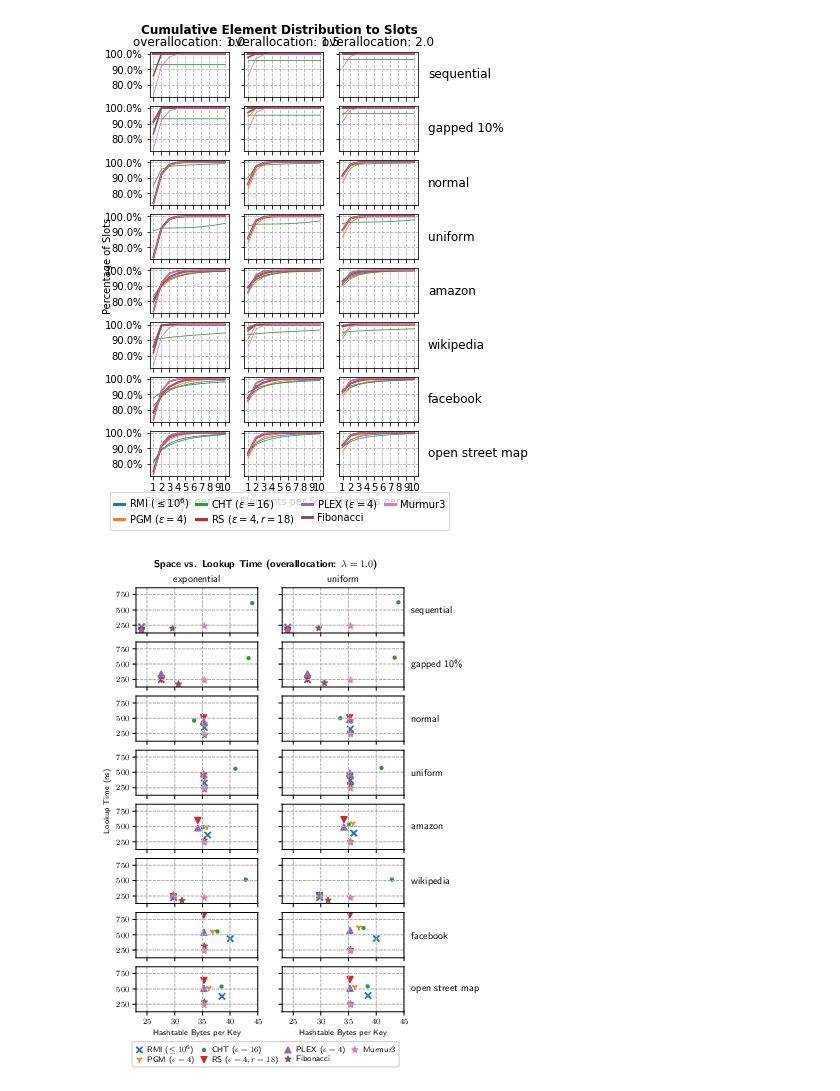
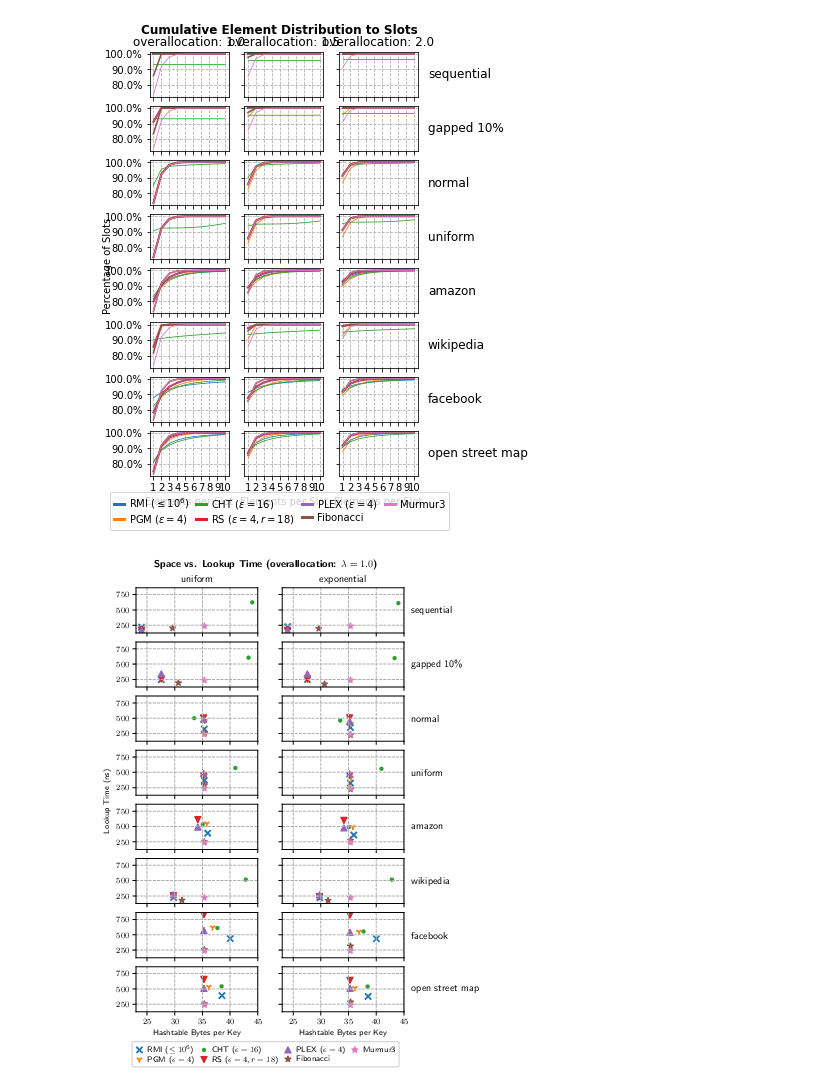
Before and after one commit to IlariaPilo/hashtable, a Jupyter notebook: results/plots.ipynb, the cells around one changed output. Cells and saved outputs as stored; diff of their text form; code cells hidden in the pictures.

Commit message:
don't order by probing dist for pareto plot

```diff
--- a/results/plots.ipynb
+++ b/results/plots.ipynb
@@ -369,7 +369,7 @@ def plot_chained_pareto(data, overalloc):
 
     fig, axs = plt.subplots(rows, cols, figsize=(fig_width*0.8, fig_height*rows*0.65), sharex=True, sharey=True)
 
-    data = data[data[overallocation] == overalloc].sort_values(by=[dataset_order, dataset_size, probing_distribution]).copy(deep=True)
+    data = data[data[overallocation] == overalloc].sort_values(by=[dataset_order, dataset_size]).copy(deep=True)
     for i, (ds, df) in enumerate(data.groupby([dataset], sort=False)):
         pad = 7.5
         axs[i][-1].annotate(
@@ -390,34 +390,37 @@ def plot_chained_pareto(data, overalloc):
                 ax.set_title(probing_dist)
 
             for k, (name, df) in enumerate(df.groupby([func_name], sort=False)):
+                # if name != "pgm_hash_eps4_epsrec4":
+                #     continue
+                # print(i, ds, j, probing_dist, k, name, df[hashtable_lookup])
                 ax.scatter(x=df[hashtable_bytes_per_key], y=df[hashtable_lookup], label=human_func_name(name), color=get_color(name), marker=get_marker(name))#, s=20 if name == "rmi_hash_100" else 14)
 
             ax.grid(linestyle="--", axis="both", which="major")
 
             if i == rows-1:
                 ax.set_xlabel("Hashtable Bytes per Key")
 
     h, l = axs[0][0].get_legend_handles_labels()
     legend = fig.legend(
         h, l,
         loc="lower center",
         bbox_to_anchor=(0.5, 0.02),
         ncol=4,
         borderpad=0.4,
         labelspacing=0.2,
         handlelength=1.0,
         handletextpad=0.5,
         columnspacing=0.7
     )
     for line in legend.get_lines():
         line.set_linewidth(3.0)
 
     fig.suptitle(f"Space vs. Lookup Time (overallocation: $\lambda = {overalloc}$)", y=0.93, fontweight="bold")
     fig.text(0.03, 0.5, 'Lookup Time (ns)', va='center', rotation='vertical')
 
     fig.savefig(f"chained_pareto_{overalloc}.pdf", bbox_inches="tight", dpi=300)
     fig.savefig(f"chained_pareto_{overalloc}.pgf", bbox_inches="tight", dpi=300)
 
 plot_chained_pareto(chained_df, overalloc=1.0)
 # %% [output]
-[figure, old version]
+[figure, new version]
```
